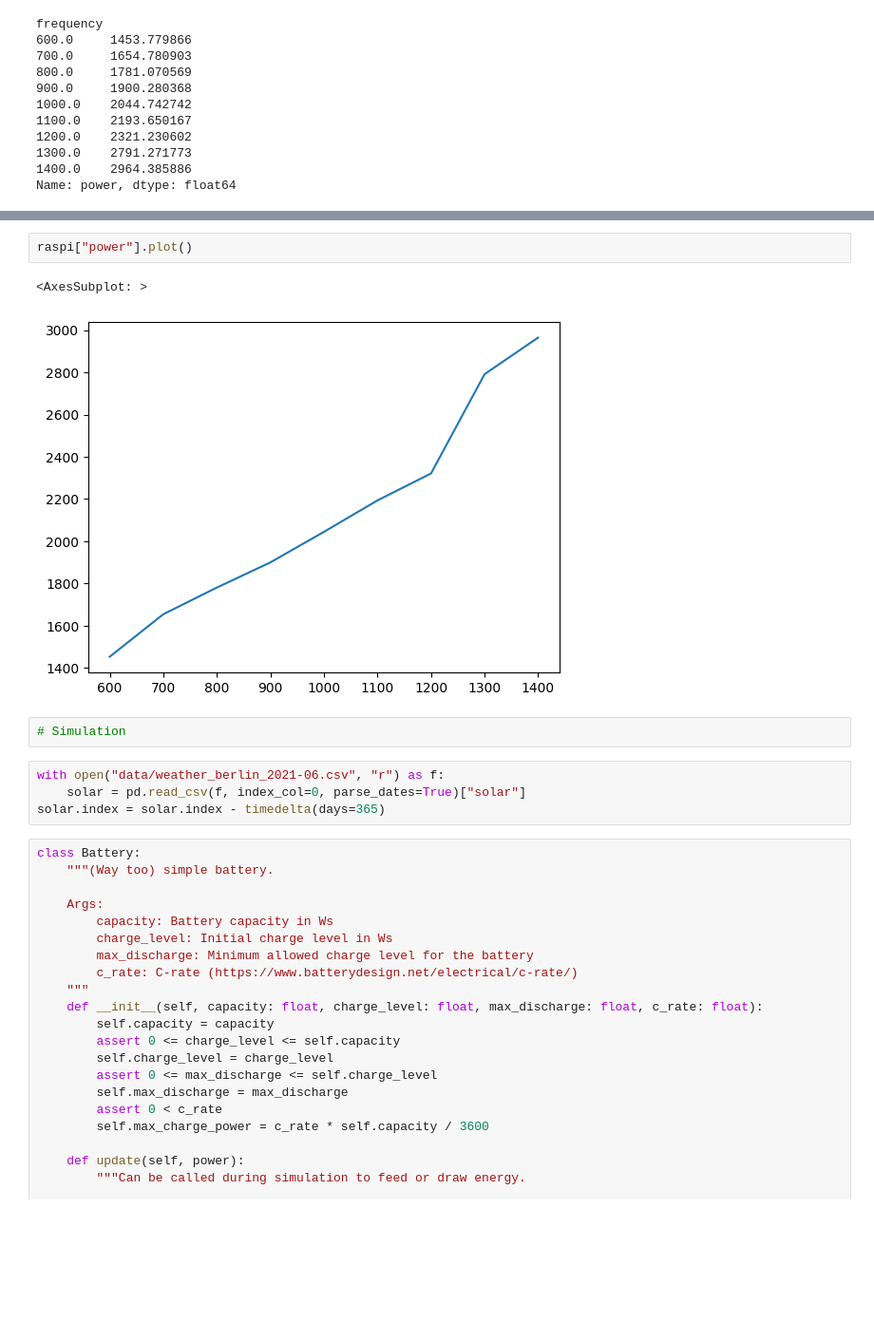
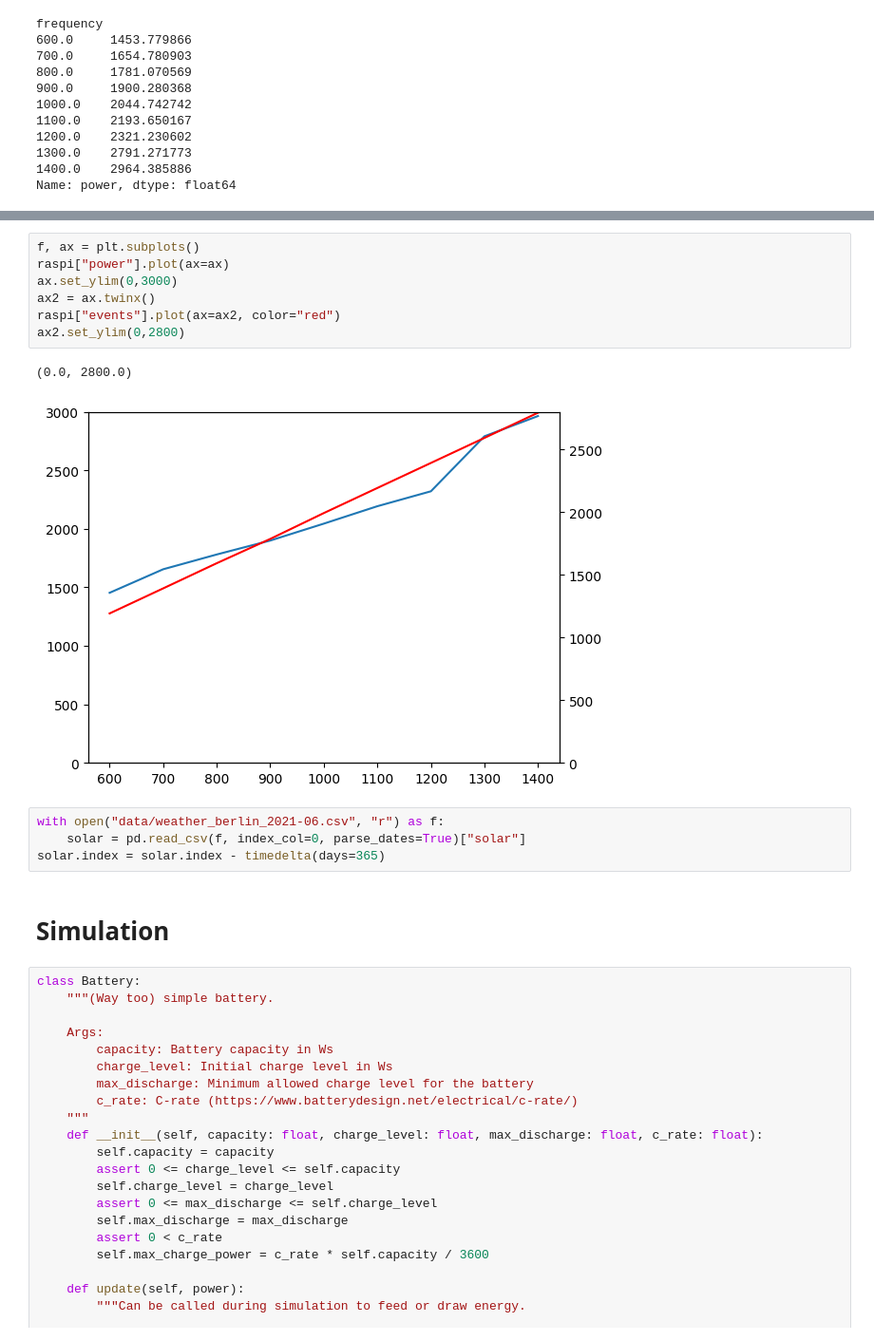
Before and after one commit to dos-group/vessim, a Jupyter notebook: evaluation.ipynb, the cells around one changed output, grey strips where cells are left out. Shown: that part at 95% size. Cells and saved outputs as stored; diff of their text form; blank space fills up the shorter version.

```diff
--- a/evaluation.ipynb
+++ b/evaluation.ipynb
@@ -86,17 +86,22 @@ raspi
 | 1200.0 | 2321.230602 | 2392.55 |
 | 1300.0 | 2791.271773 | 2592.28 |
 | 1400.0 | 2964.385886 | 2793.28 |
-# %%
-raspi["power"].plot()
-# %% [output]
-<AxesSubplot: >
-[figure, removed]
-# %%
-# Simulation
+# %%
+f, ax = plt.subplots()
+raspi["power"].plot(ax=ax)
+ax.set_ylim(0,3000)
+ax2 = ax.twinx()
+raspi["events"].plot(ax=ax2, color="red")
+ax2.set_ylim(0,2800)
+# %% [output]
+(0.0, 2800.0)
+[figure, added]
 # %%
 with open("data/weather_berlin_2021-06.csv", "r") as f:
     solar = pd.read_csv(f, index_col=0, parse_dates=True)["solar"]
 solar.index = solar.index - timedelta(days=365)
+# %% [markdown]
+# Simulation
 # %%
 class Battery:
     """(Way too) simple battery.
```
Also changed, not shown: parts of 4 cells of this notebook, 1 other file.
